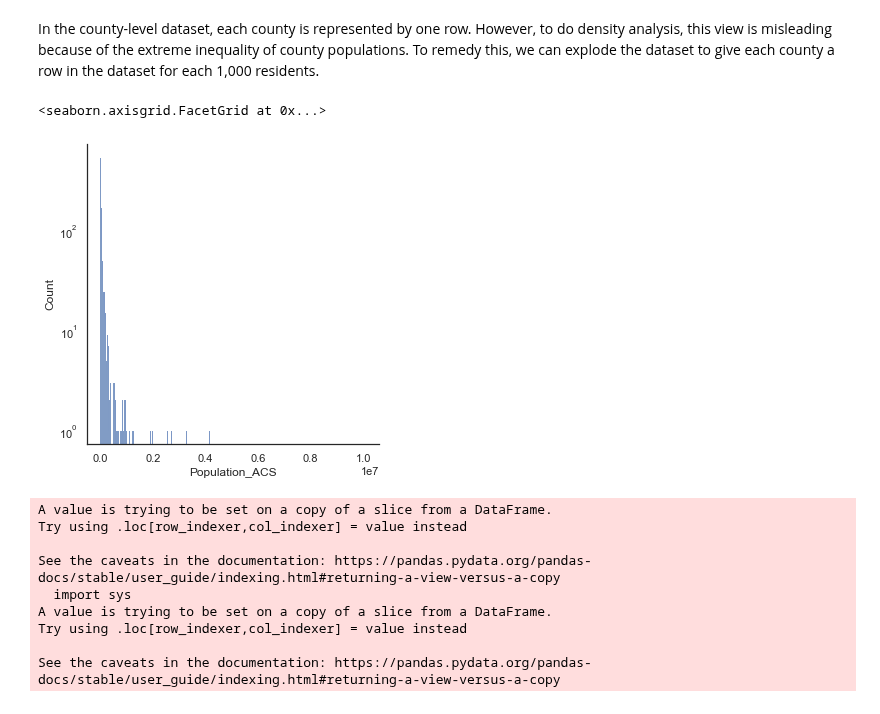
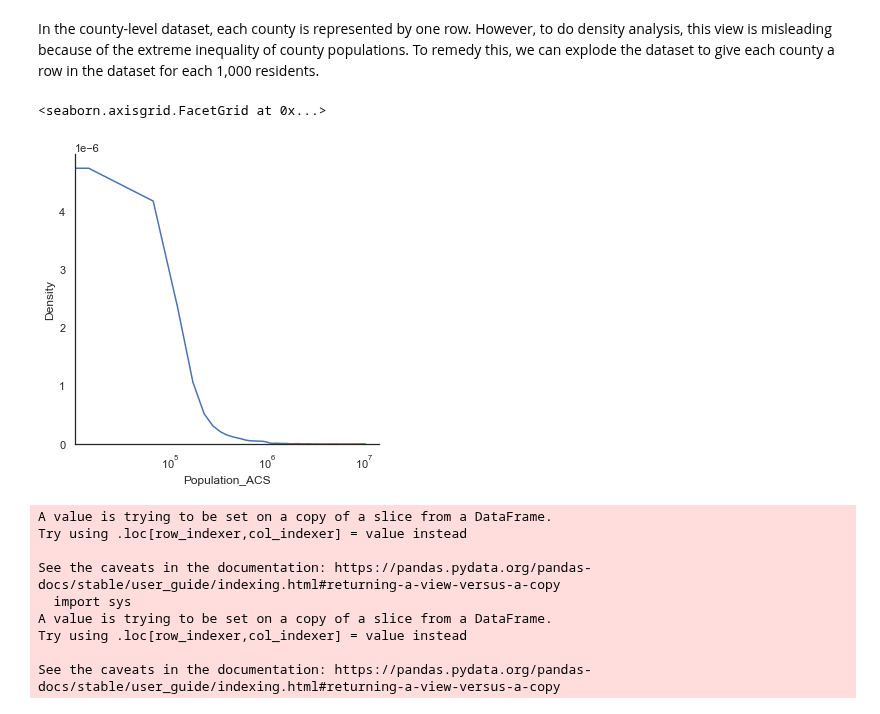
Before and after one commit to pballent/hia-covid, a Jupyter notebook: hia_covid_python_exploration/Combined_Data_Exploration.ipynb, the cells around one changed output. Cells and saved outputs as stored; diff of their text form; code cells hidden in the pictures.

```diff
--- a/hia_covid_python_exploration/Combined_Data_Exploration.ipynb
+++ b/hia_covid_python_exploration/Combined_Data_Exploration.ipynb
@@ -266,6 +266,7 @@ for i in list_random:
     name_county = bigh.Name.iloc[0]
     plt.figure(figsize=(12,3))
     ax = sns.lineplot(x="Date", y="Confirmed_New_RollingAvg_PER_100K", label="Confirmed", data=bigh)
+    plt.legend(loc="upper right")
     ax2 = ax.twinx()
     ax2 = sns.lineplot(x="Date", y="Deaths_New_7_RollingAvg_PER_100K", label="Deaths", color='red', data=bigh)
     plt.title("{x} - 2020-06 to 2020-10".format(x=name_county.replace('|',' County, ')))
@@ -302,10 +303,10 @@ list_tup
 # %% [markdown]
 In the county-level dataset, each county is represented by one row. However, to do density analysis, this view is misleading because of the extreme inequality of county populations. To remedy this, we can explode the dataset to give each county a row in the dataset for each 1,000 residents.
 # %%
-sns.displot(county.Population_ACS).set(yscale = 'log')
+sns.displot(county.Population_ACS, kind="kde").set(xscale = 'log')
 # %% [output]
 <seaborn.axisgrid.FacetGrid at 0x...>
-[figure, old version]
+[figure, new version]
 # %%
 list_frame = []
 
```
Also changed, not shown: parts of 6 cells of this notebook, 2 other files.
